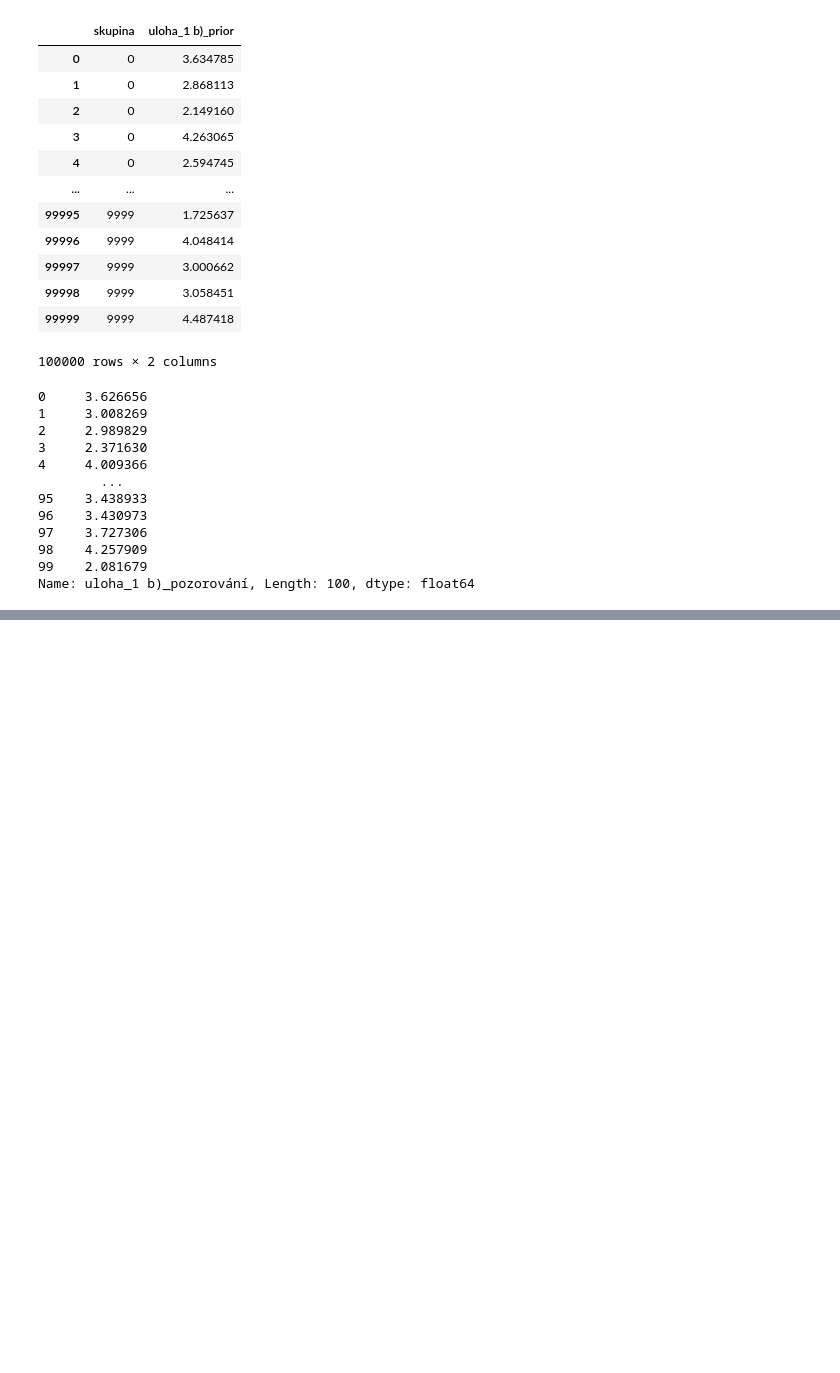
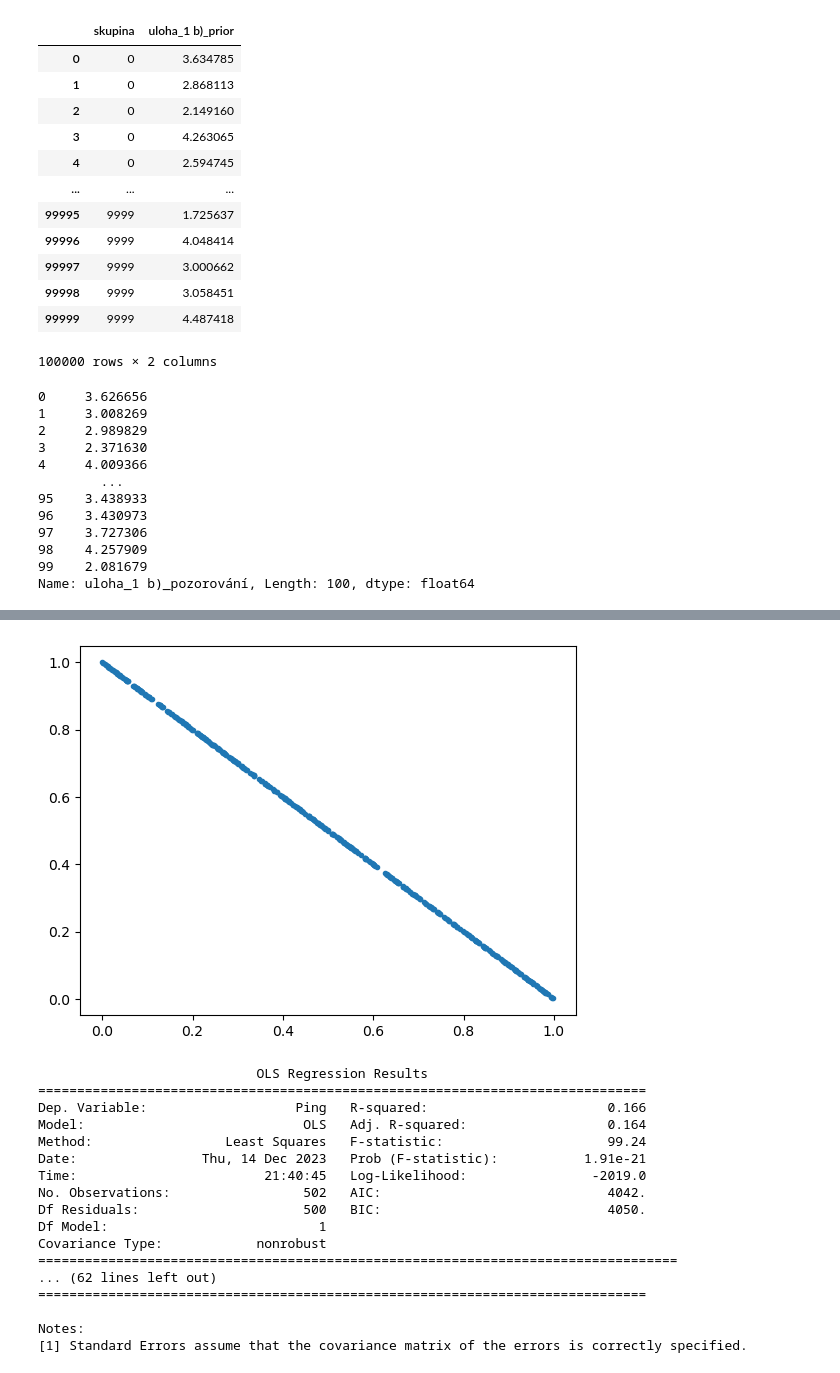
Before and after one commit to davidchocholaty/BUT-FIT-MSP-2, a Jupyter notebook: solution.ipynb, the cells around one changed output, grey strips where cells are left out. Cells and saved outputs as stored; diff of their text form; code cells hidden in the pictures; blank space fills up the shorter version.

Commit message:
add full model

```diff
--- a/solution.ipynb
+++ b/solution.ipynb
@@ -314,0 +315,4 @@ print(mean, median)
+# %%
+df_2 = pd.read_excel(open('Projekt-2_Data.xlsx', 'rb'), sheet_name='Úloha 2')
+df_2 = df_2.rename(columns={'Ping [ms]' : 'Ping'})
+df_2
@@ -314,0 +333,38 @@ print(mean, median)
+# %%
+# Ukázání závislosti reziduí
+fig = plt.figure()
+plt.scatter(df_2.InteractingPct, df_2.ScrollingPct, marker='.')
+plt.show()
+
+model2DM1=smf.ols(formula='Ping~InteractingPct + ScrollingPct',data=df_2)
+results2DM1=model2DM1.fit()
+print(results2DM1.summary())
+
+
+model2DM2=smf.ols(formula='Ping~InteractingPct',data=df_2)
+results2DM2=model2DM2.fit()
+print(results2DM2.summary())
+
+
+model2DM3=smf.ols(formula='Ping~ScrollingPct',data=df_2)
+results2DM3=model2DM3.fit()
+print(results2DM3.summary())
+# %% [output]
+[figure, added]
+                            OLS Regression Results
+==============================================================================
+Dep. Variable:                   Ping   R-squared:                       0.166
+Model:                            OLS   Adj. R-squared:                  0.164
+Method:                 Least Squares   F-statistic:                     99.24
+Date:                Thu, 14 Dec 2023   Prob (F-statistic):           1.91e-21
+Time:                        21:40:45   Log-Likelihood:                -2019.0
+No. Observations:                 502   AIC:                             4042.
+Df Residuals:                     500   BIC:                             4050.
+Df Model:                           1
+Covariance Type:            nonrobust
+==================================================================================
+... (62 lines left out)
+==============================================================================
+
+Notes:
+[1] Standard Errors assume that the covariance matrix of the errors is correctly specified.
```
Also changed, not shown: parts of 20 cells of this notebook.
